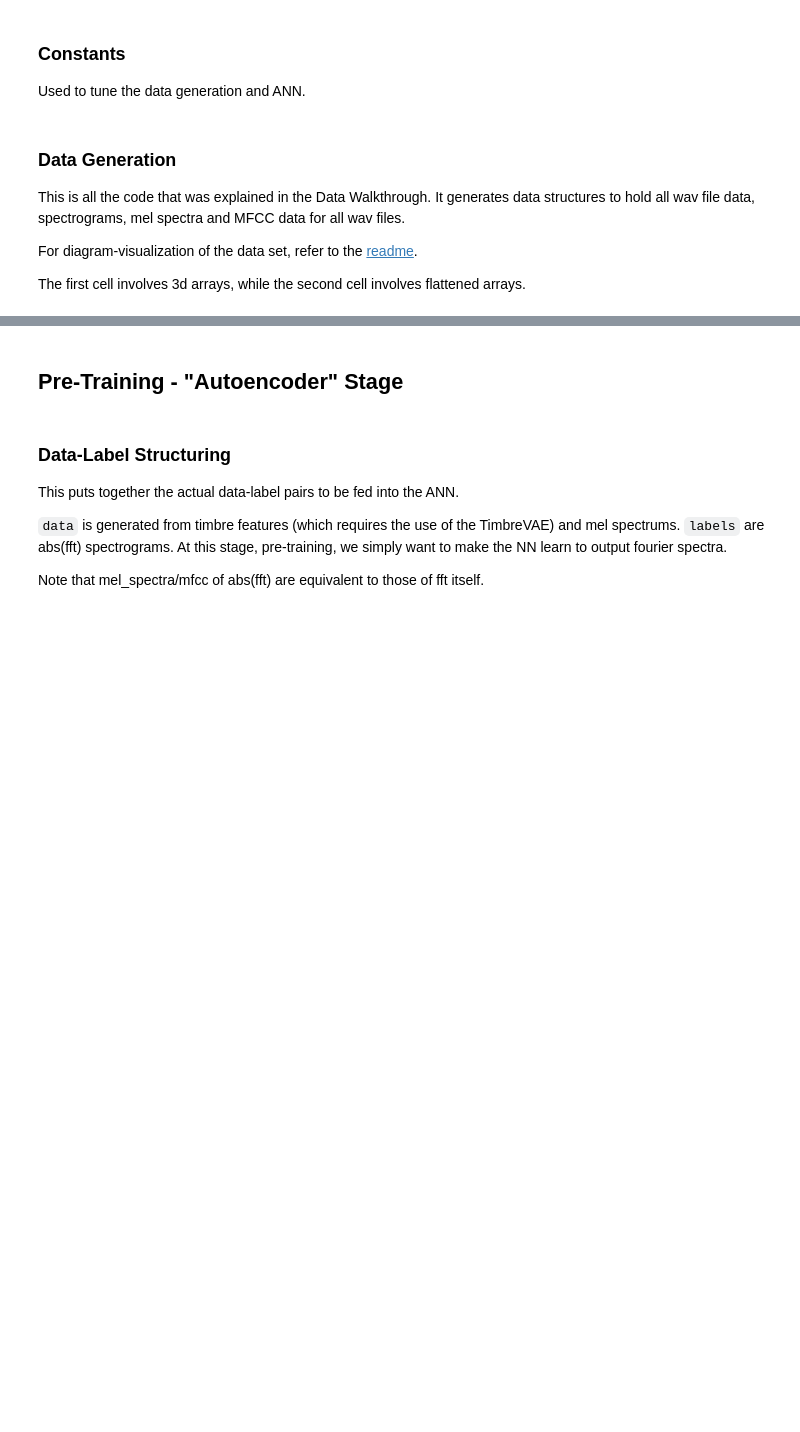
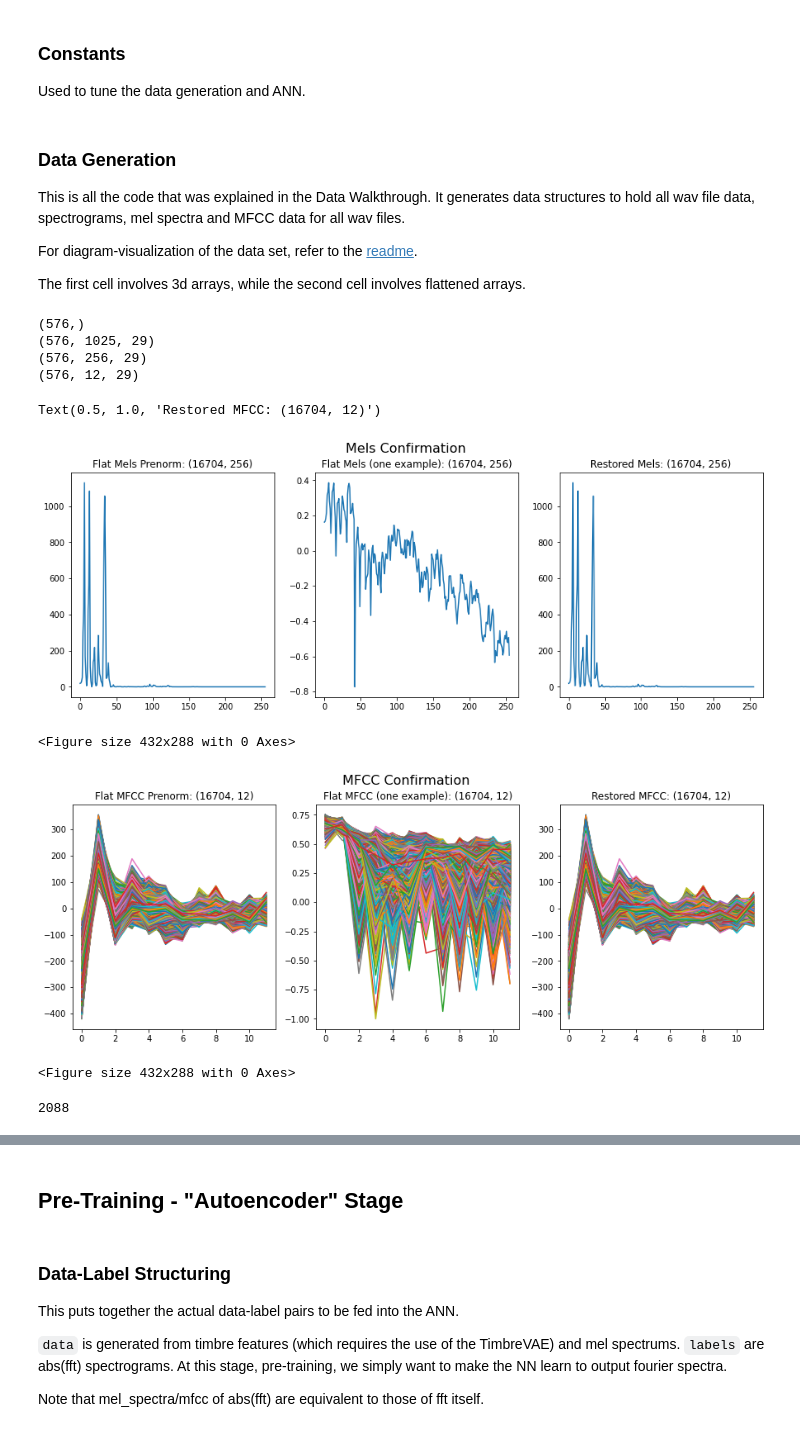
Before and after one commit to zioul123/VocalPitchModulator, a Jupyter notebook: Timbre And Spectrum Decoder.ipynb, the cells around one changed output, grey strips where cells are left out. Drawn from its saved outputs; the diff is of its cells as text; code cells hidden in the pictures; blank space fills up the shorter version.

```diff
--- a/Timbre And Spectrum Decoder.ipynb
+++ b/Timbre And Spectrum Decoder.ipynb
@@ -74,3 +71,9 @@ n_mfcc = 20
+# %%
+n_ffts = 2048
+n_mels = 256
+n_mfcc = 12
+n_timb_hid = 10; n_timb = 6
+TE_path = os.path.join('model_data', 'TimbreVAE-Ideal-12-10-6.pt')
 # %% [markdown]
 ### Data Generation
 This is all the code that was explained in the Data Walkthrough. It generates data structures to hold all wav file data, spectrograms, mel spectra and MFCC data for all wav files.
@@ -98,18 +101,28 @@ data_label_pairs_flat, data_label_pairs_dict = create_data_label_pairs(n_pitches
 
 # wav, spectrogram, mels, mfcc for each file in flat_data_ref_list. n_windows is 115 with 75% overlap.
 # wav_data:     (576, ~29400)  (n_wavs, n_samples)
-# spectrograms: (576, 513, 58) (n_wavs, n_freq_bins, n_windows)
-# mels:         (576, 128, 58) (n_wavs, n_mels, n_windows)
-# mfccs:        (576, 20, 58)  (n_wavs, n_mfcc, n_windows)
-all_wav_data = load_wav_files(os.path.join("Data", "dataset"),
-                              flat_data_ref_list)
-all_spectrograms = np.array([ stft(waveform, overlap=.5, plot=False)
+# spectrograms: (576, 1025, 29) (n_wavs, n_freq_bins, n_windows)
+# mels:         (576, 256, 29) (n_wavs, n_mels, n_windows)
+# mfccs:        (576, 12, 29)  (n_wavs, n_mfcc, n_windows)
+all_wav_data = load_wav_files(os.path.join("Data", "dataset"), flat_data_ref_list)
+all_spectrograms = np.array([ stft(waveform, win_length=n_ffts, overlap=.5, plot=False)
                               for waveform in all_wav_data ])
+
 all_mels, all_mfcc = map(np.array, map(list, zip(*
                          [ ffts_to_mel(ffts, n_mels = n_mels, n_mfcc = n_mfcc)
                            for ffts in all_spectrograms ])))
 
 n_files, _, n_windows = all_mfcc.shape
+# %%
+print(all_wav_data.shape)
+print(all_spectrograms.shape)
+print(all_mels.shape)
+print(all_mfcc.shape)
+# %% [output]
+(576,)
+(576, 1025, 29)
+(576, 256, 29)
+(576, 12, 29)
 # %%
 # Flattened data
 
@@ -144,0 +167,33 @@ flat_timbre = TE.get_z(flat_mfcc).detach().numpy()
+# %%
+# Visualize and verify Mels
+fig, ax = plt.subplots(1, 3, figsize=(15,5))
+plt.figure()
+fig.suptitle("Mels Confirmation", fontsize=16)
+ax[0].plot(flat_mels_prenorm[0])
+ax[0].set_title("Flat Mels Prenorm: {}".format(flat_mels_prenorm.shape))
+ax[1].plot(flat_mels[0])
+ax[1].set_title("Flat Mels (one example): {}".format(flat_mels.detach().numpy().shape))
+ax[2].plot(np.e ** (flat_mels[0] * max_mels))
+ax[2].set_title("Restored Mels: {}".format(flat_mels.detach().numpy().shape))
+
+# Visualize and verify MFCC
+fig, ax = plt.subplots(1, 3, figsize=(15,5))
+plt.figure()
+fig.suptitle("MFCC Confirmation", fontsize=16)
+ax[0].plot(flat_mfcc_prenorm.T)
+ax[0].set_title("Flat MFCC Prenorm: {}".format(flat_mfcc_prenorm.shape))
+ax[1].plot(flat_mfcc.T)
+ax[1].set_title("Flat MFCC (one example): {}".format(flat_mfcc.detach().numpy().shape))
+ax[2].plot((flat_mfcc_signs * np.e ** (flat_mfcc.detach().numpy() * max_mfcc)).T)
+ax[2].set_title("Restored MFCC: {}".format(flat_mfcc.detach().numpy().shape))
+# %% [output]
+Text(0.5, 1.0, 'Restored MFCC: (16704, 12)')
+[figure, added]
+<Figure size 432x288 with 0 Axes>
+[figure, added]
+<Figure size 432x288 with 0 Axes>
+# %%
+x = np.array([ np.max(arr) for arr in flat_mfcc.detach().numpy() ])
+np.argmax(x)
+# %% [output]
+2088
```
Also changed, not shown: parts of 6 cells of this notebook, 2 other files.
